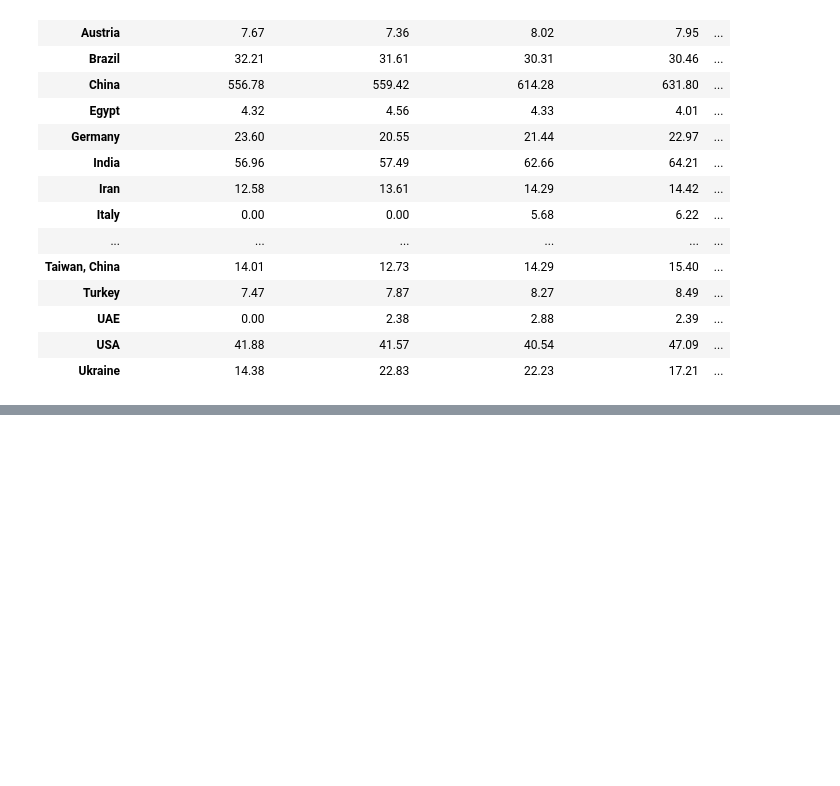
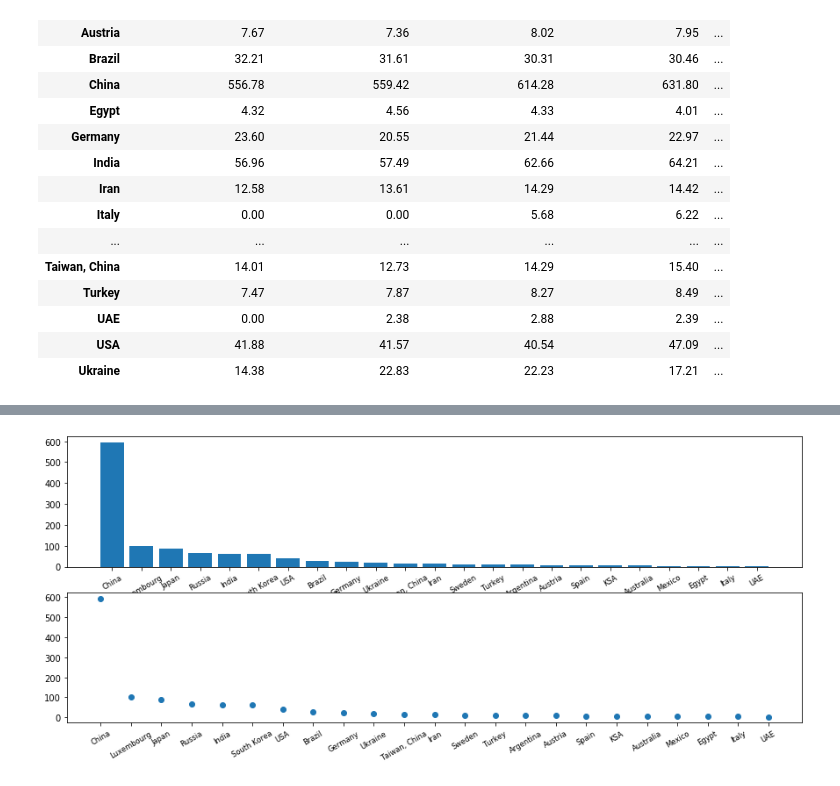
Before and after one commit to bfiroozfard/Top-Steel-Producer-Kaggle, a Jupyter notebook: Steel_production_2011-2016-behnam_analyses.ipynb, the cells around one changed output, grey strips where cells are left out. Cells and saved outputs as stored; diff of their text form; code cells hidden in the pictures; blank space fills up the shorter version.

```diff
--- a/Steel_production_2011-2016-behnam_analyses.ipynb
+++ b/Steel_production_2011-2016-behnam_analyses.ipynb
@@ -357,0 +350,14 @@ c.sort_values(['ave_production'],ascending=False)
+# %%
+plt.figure(figsize=(15, 6))
+
+plt.subplot(211)
+plt.bar(c.index, c.ave_production)
+plt.xticks(rotation=30, fontsize='small')
+
+plt.subplot(212)
+plt.scatter(c.index, c.ave_production)
+plt.xticks(rotation=30, fontsize='small')
+
+plt.show()
+# %% [output]
+[figure, added]
```
Also changed, not shown: parts of 21 cells of this notebook, 1 other file.
